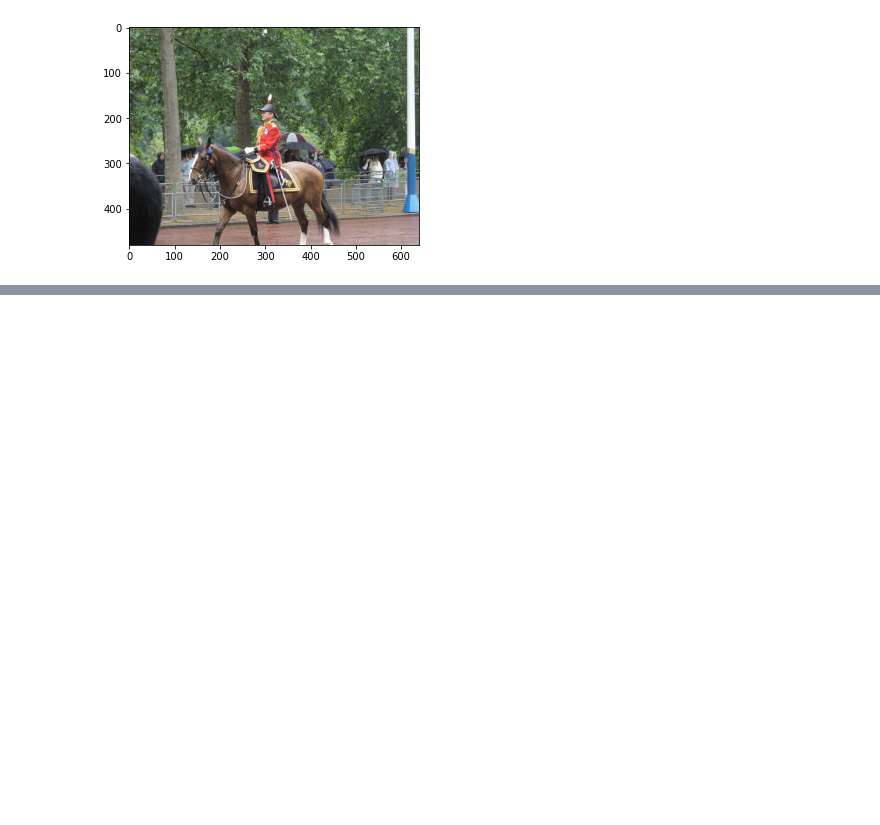
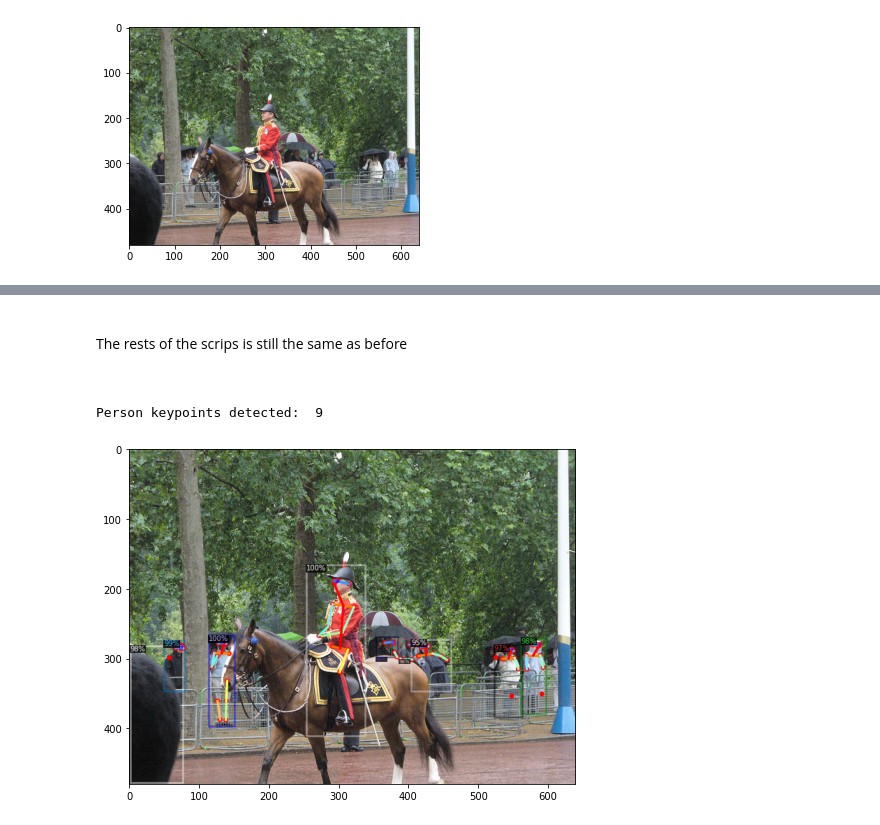
Before and after one commit to BenedictusAryo/Mask-RCNN_Detectron2, a Jupyter notebook: detectron2_practice.ipynb, the cells around one changed output, grey strips where cells are left out. Saved outputs shown, nothing was run; the diff lists cells and outputs as text; code cells hidden in the pictures; blank space fills up the shorter version.

```diff
--- a/detectron2_practice.ipynb
+++ b/detectron2_practice.ipynb
@@ -93,0 +272,34 @@ plt.imshow(img[...,::-1]);
+# %%
+# Change model to Human Keypoints detection
+keypoints_model = "COCO-Keypoints/keypoint_rcnn_R_50_FPN_3x.yaml"
+# %% [markdown]
+<br>
+
+The rests of the scrips is still the same as before
+
+<br>
+# %%
+# Create model configuration
+cfg = get_cfg()
+cfg.merge_from_file(model_zoo.get_config_file(keypoints_model))
+cfg.MODEL.WEIGHTS = model_zoo.get_checkpoint_url(keypoints_model)
+cfg.MODEL.ROI_HEADS.SCORE_THRESH_TEST = 0.9
+
+# Predict the keypoints result
+predictor = DefaultPredictor(cfg)
+outputs = predictor(img)
+
+# Print how many human keypoints detected
+print("Person keypoints detected: ", len(outputs['instances'].scores))
+
+# Get metadata for visualization
+metadata = MetadataCatalog.get(cfg.DATASETS.TRAIN[0])
+
+# Visualize the results
+vis = Visualizer(img_rgb=img[...,::-1], metadata=metadata, scale=1)
+out = vis.draw_instance_predictions(outputs['instances'].to('cpu'))
+plt.figure(figsize=(8,10))
+plt.imshow(out.get_image());
+# %% [output]
+Person keypoints detected:  9
+[figure, added]
```
Also changed, not shown: parts of 18 cells of this notebook, 2 other files.
